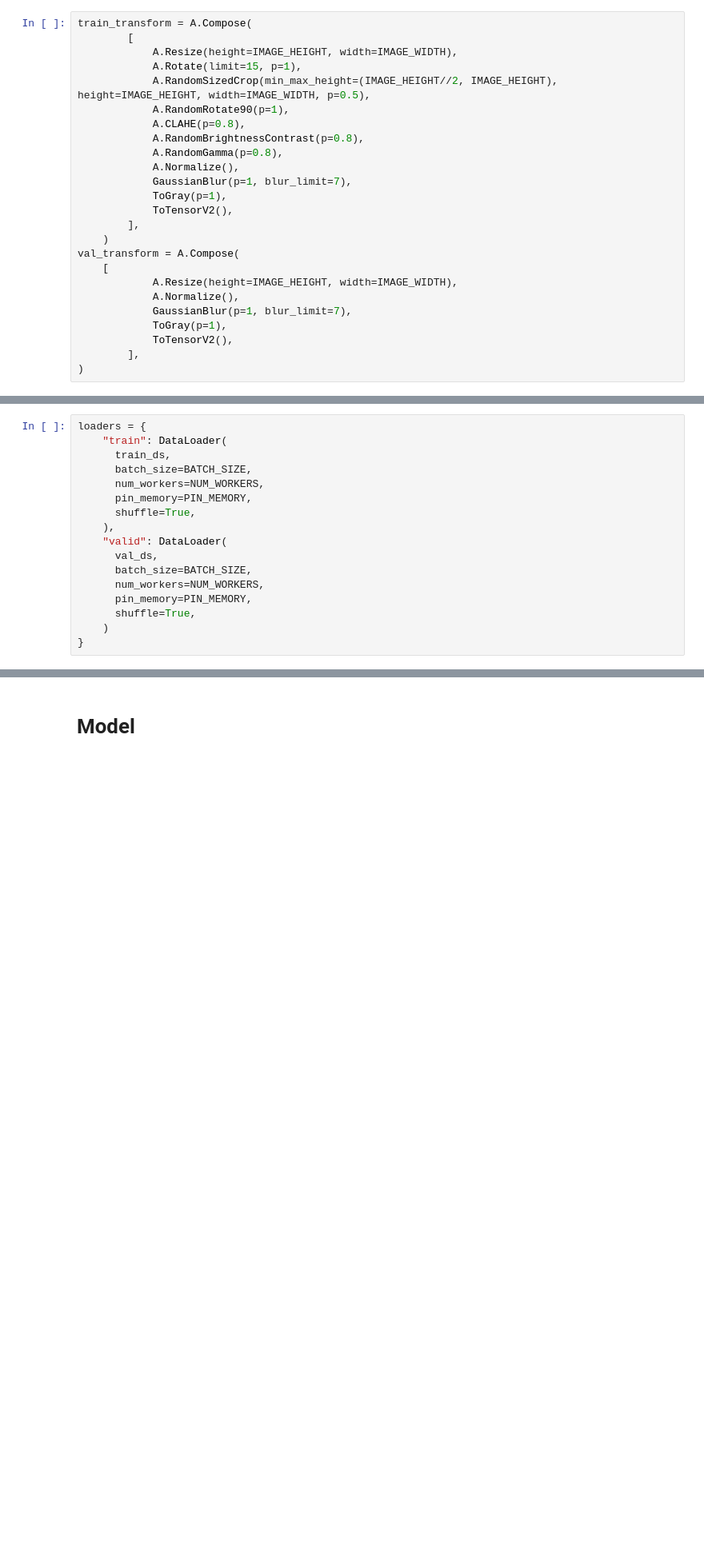
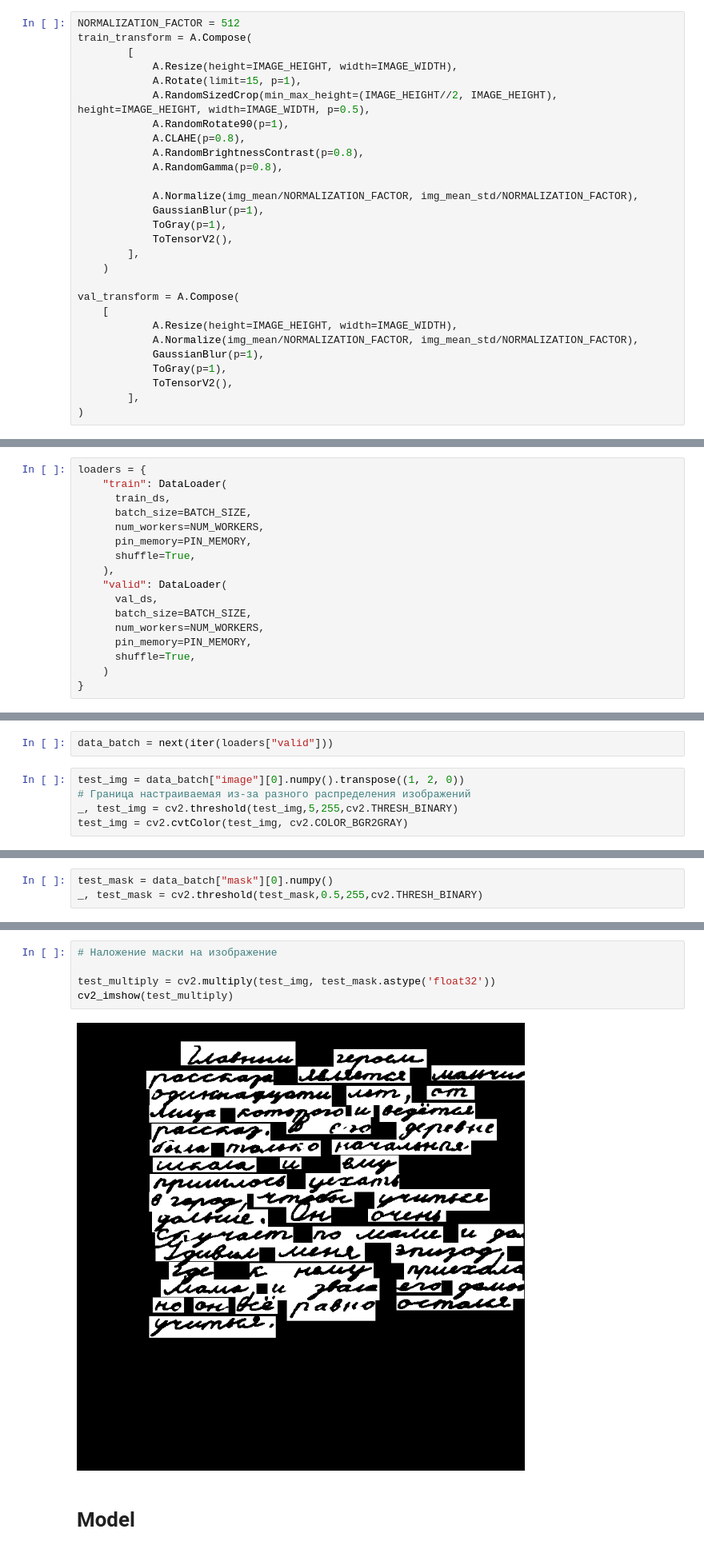
Before and after one commit to kitouras/handwritten-text-segmentation, a Jupyter notebook: segmentation_catalyst.ipynb, the cells around one changed output, grey strips where cells are left out. Shown at 80% size. Cells and saved outputs as stored; diff of their text form; blank space fills up the shorter version.

```diff
--- a/segmentation_catalyst.ipynb
+++ b/segmentation_catalyst.ipynb
@@ -170,4 +183,5 @@ class SegDataset(Dataset):
 # %%
+NORMALIZATION_FACTOR = 512
 train_transform = A.Compose(
         [
             A.Resize(height=IMAGE_HEIGHT, width=IMAGE_WIDTH),
@@ -177,17 +191,19 @@ train_transform = A.Compose(
             A.CLAHE(p=0.8),
             A.RandomBrightnessContrast(p=0.8),
             A.RandomGamma(p=0.8),
-            A.Normalize(),
-            GaussianBlur(p=1, blur_limit=7),
+
+            A.Normalize(img_mean/NORMALIZATION_FACTOR, img_mean_std/NORMALIZATION_FACTOR),
+            GaussianBlur(p=1),
             ToGray(p=1),
             ToTensorV2(),
         ],
     )
+
 val_transform = A.Compose(
     [
             A.Resize(height=IMAGE_HEIGHT, width=IMAGE_WIDTH),
-            A.Normalize(),
-            GaussianBlur(p=1, blur_limit=7),
+            A.Normalize(img_mean/NORMALIZATION_FACTOR, img_mean_std/NORMALIZATION_FACTOR),
+            GaussianBlur(p=1),
             ToGray(p=1),
             ToTensorV2(),
         ],
@@ -222,0 +241,7 @@ loaders = {
+# %%
+data_batch = next(iter(loaders["valid"]))
+# %%
+test_img = data_batch["image"][0].numpy().transpose((1, 2, 0))
+# Граница настраиваемая из-за разного распределения изображений
+_, test_img = cv2.threshold(test_img,5,255,cv2.THRESH_BINARY)
+test_img = cv2.cvtColor(test_img, cv2.COLOR_BGR2GRAY)
@@ -222,0 +253,3 @@ loaders = {
+# %%
+test_mask = data_batch["mask"][0].numpy()
+_, test_mask = cv2.threshold(test_mask,0.5,255,cv2.THRESH_BINARY)
@@ -223,3 +261,10 @@ loaders = {
+# %%
+# Наложение маски на изображение
+
+test_multiply = cv2.multiply(test_img, test_mask.astype('float32'))
+cv2_imshow(test_multiply)
+# %% [output]
+[figure, added]
 # %% [markdown]
 # Model
 # %%
```
Also changed, not shown: parts of 26 cells of this notebook.
